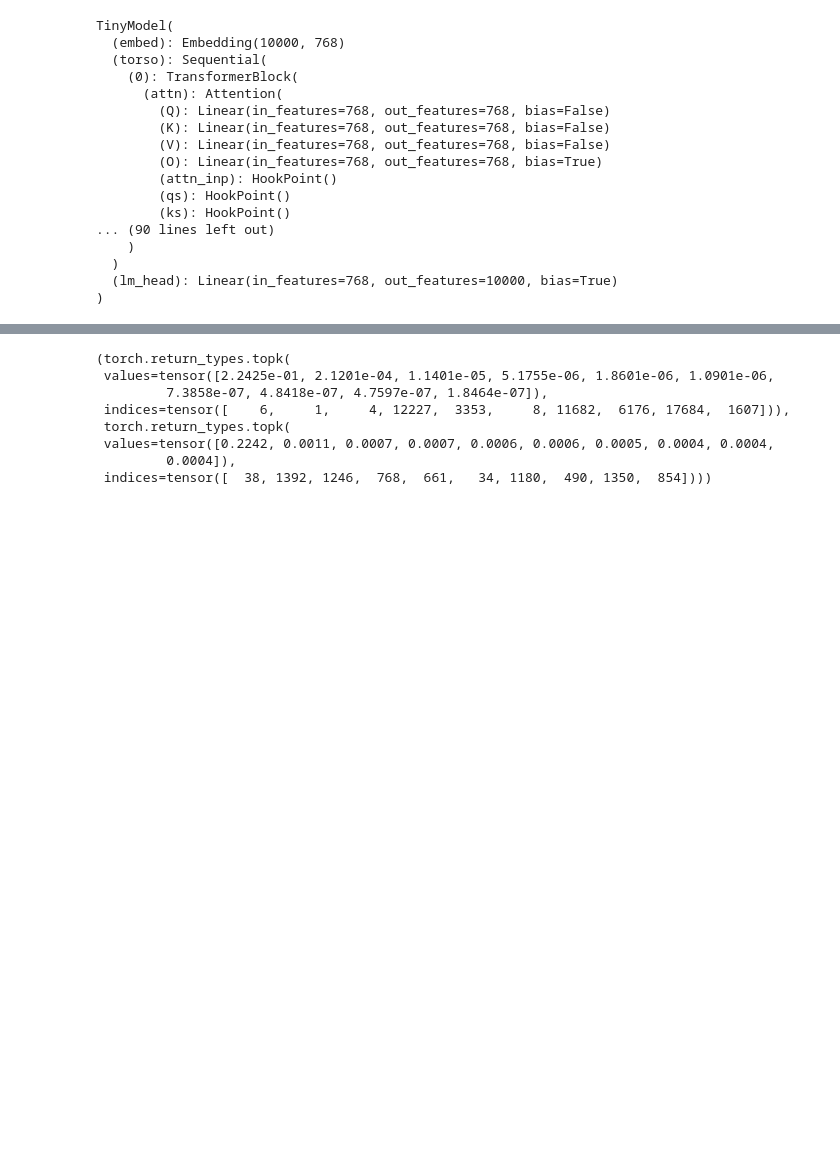
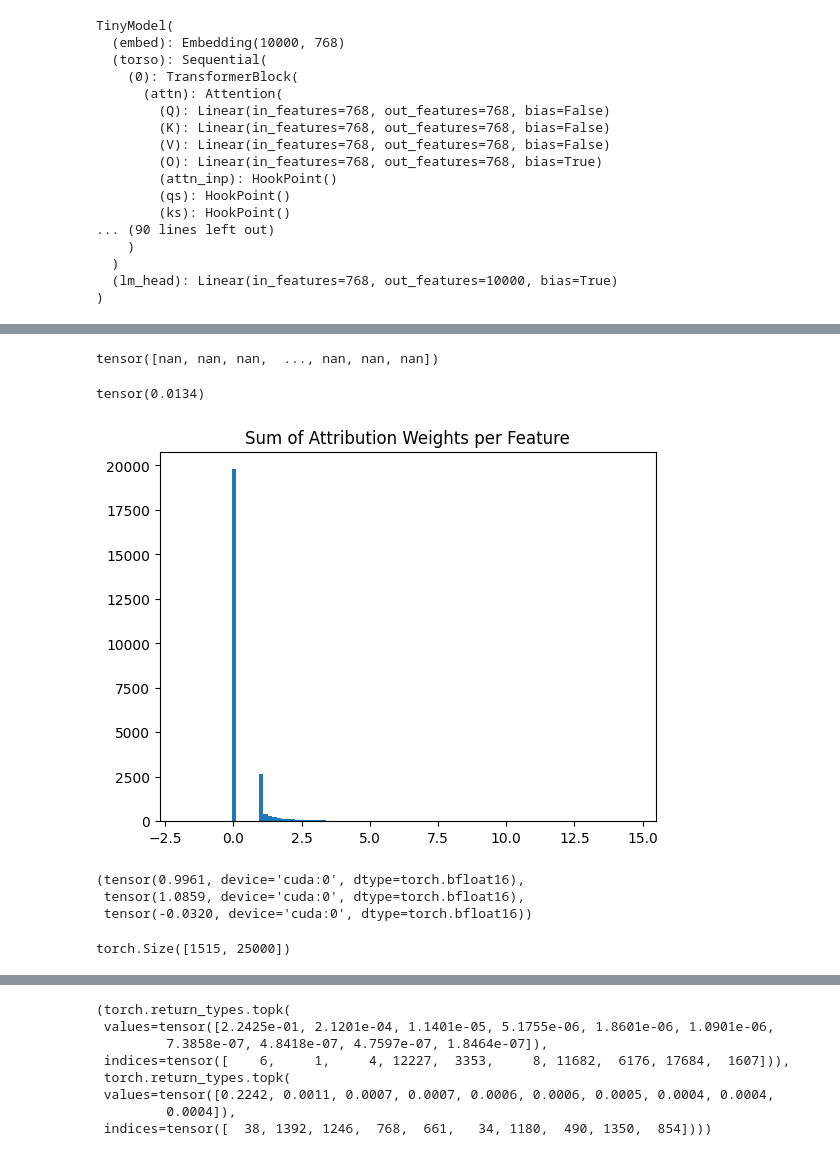
Before and after one commit to loganriggs/sae-circuits, a Jupyter notebook: notebooks/tiny_circuits.ipynb, the cells around one changed output, grey strips where cells are left out. Saved outputs shown, nothing was run; the diff lists cells and outputs as text; code cells hidden in the pictures; blank space fills up the shorter version.

Commit message:
Fixed attribution

```diff
--- a/notebooks/tiny_circuits.ipynb
+++ b/notebooks/tiny_circuits.ipynb
@@ -63,8 +63,8 @@ def download_dataset(dataset_name, tokenizer, max_length=256, num_datapoints=Non
 
 
 dataset_name = "noanabeshima/TinyStoriesV2"
-max_seq_length = 50
-num_datapoints = 1000
+max_seq_length = 100
+num_datapoints = 40000
 # max_seq_length = 100
 # num_datapoints = 500
 print(f"Downloading {dataset_name}")
@@ -111,4 +111,8 @@ skip_sae = SparseMLP.from_pretrained(file).to(device).to(torch.bfloat16)
 # plt.hist(max_cos_sim, bins=100)
 # plt.title(f"Cosine Similarity between {activation_names[0]}-Dec and {activation_names[1]}-Enc")
 # plt.show()
+# %%
+batch_size = 15
+with dataset.formatted_as("pt"):
+    dl = DataLoader(dataset["input_ids"], batch_size=batch_size)
 # %%
@@ -169,0 +271,2 @@ sae_res.decoder, skip_sae.encoder, sae_res.decoder.weight.shape, sae_res.encoder
+# %%
+average_attribution = torch.nan_to_num(attribution_sum / attribution_count, nan=0.0)
@@ -169,0 +381,18 @@ sae_res.decoder, skip_sae.encoder, sae_res.decoder.weight.shape, sae_res.encoder
+# %%
+max_vals = average_attribution.max(-1).values
+max_vals
+# %% [output]
+tensor([nan, nan, nan,  ..., nan, nan, nan])
+# %%
+average_attribution.count_nonzero() / average_attribution.numel()
+# %% [output]
+tensor(0.0134)
+# %%
+summed = average_attribution.sum(dim=0).numpy()
+from matplotlib import pyplot as plt
+plt.hist(summed, bins=100)
+plt.title("Sum of Attribution Weights per Feature")
+
+plt.show()
+# %% [output]
+[figure, added]
@@ -169,0 +401,14 @@ sae_res.decoder, skip_sae.encoder, sae_res.decoder.weight.shape, sae_res.encoder
+# %%
+encoder_output.shape, grad.shape, nonzero_input.shape
+attri = (grad*nonzero_input).detach()
+attri_sum = attri.sum(-1)
+normed_attri = attri / attri_sum[:, None]
+normed_attri[74].sum(), normed_attri[74].max(), normed_attri[74].min()
+# %% [output]
+(tensor(0.9961, device='cuda:0', dtype=torch.bfloat16),
+ tensor(1.0859, device='cuda:0', dtype=torch.bfloat16),
+ tensor(-0.0320, device='cuda:0', dtype=torch.bfloat16))
+# %%
+feature_acts.shape
+# %% [output]
+torch.Size([1515, 25000])
```
Also changed, not shown: parts of 30 cells of this notebook.
